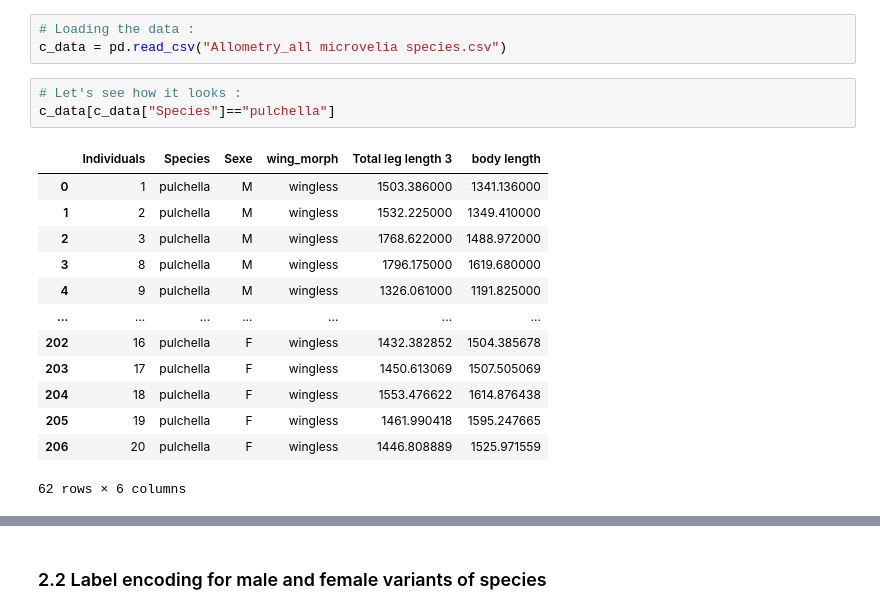
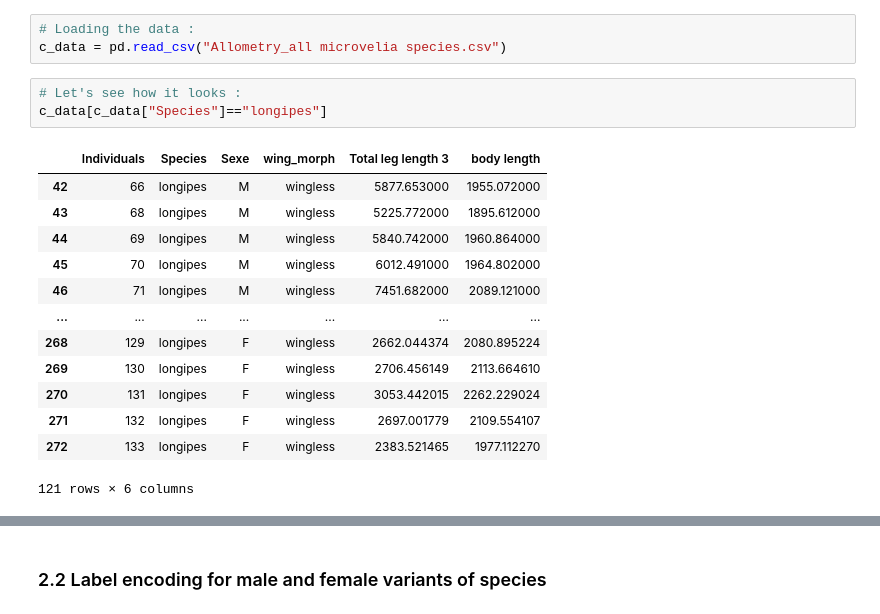
Before and after one commit to LNkholise/Data-classification-projects, a Jupyter notebook: Water_striders/Water_Strider classification by sex.ipynb, the cells around one changed output, grey strips where cells are left out. Drawn from its saved outputs; the diff is of its cells as text.

```diff
--- a/Water_striders/Water_Strider classification by sex.ipynb
+++ b/Water_striders/Water_Strider classification by sex.ipynb
@@ -22,19 +22,19 @@ Longipes were regarded as desirable primary examples for this section and thus w
 c_data = pd.read_csv("Allometry_all microvelia species.csv")
 # %%
 # Let's see how it looks :
-c_data[c_data["Species"]=="pulchella"]
+c_data[c_data["Species"]=="longipes"]
 # %% [output]
 |  | Individuals | Species | Sexe | wing_morph | Total leg length 3 | body length |
-| 0 | 1 | pulchella | M | wingless | 1503.386000 | 1341.136000 |
-| 1 | 2 | pulchella | M | wingless | 1532.225000 | 1349.410000 |
-| 2 | 3 | pulchella | M | wingless | 1768.622000 | 1488.972000 |
-| 3 | 8 | pulchella | M | wingless | 1796.175000 | 1619.680000 |
-| 4 | 9 | pulchella | M | wingless | 1326.061000 | 1191.825000 |
+| 42 | 66 | longipes | M | wingless | 5877.653000 | 1955.072000 |
+| 43 | 68 | longipes | M | wingless | 5225.772000 | 1895.612000 |
+| 44 | 69 | longipes | M | wingless | 5840.742000 | 1960.864000 |
+| 45 | 70 | longipes | M | wingless | 6012.491000 | 1964.802000 |
+| 46 | 71 | longipes | M | wingless | 7451.682000 | 2089.121000 |
 | ... | ... | ... | ... | ... | ... | ... |
-| 202 | 16 | pulchella | F | wingless | 1432.382852 | 1504.385678 |
-| 203 | 17 | pulchella | F | wingless | 1450.613069 | 1507.505069 |
-| 204 | 18 | pulchella | F | wingless | 1553.476622 | 1614.876438 |
-| 205 | 19 | pulchella | F | wingless | 1461.990418 | 1595.247665 |
-| 206 | 20 | pulchella | F | wingless | 1446.808889 | 1525.971559 |
+| 268 | 129 | longipes | F | wingless | 2662.044374 | 2080.895224 |
+| 269 | 130 | longipes | F | wingless | 2706.456149 | 2113.664610 |
+| 270 | 131 | longipes | F | wingless | 3053.442015 | 2262.229024 |
+| 271 | 132 | longipes | F | wingless | 2697.001779 | 2109.554107 |
+| 272 | 133 | longipes | F | wingless | 2383.521465 | 1977.112270 |
-62 rows × 6 columns
+121 rows × 6 columns
 # %%
```
Also changed, not shown: parts of 8 cells of this notebook.
